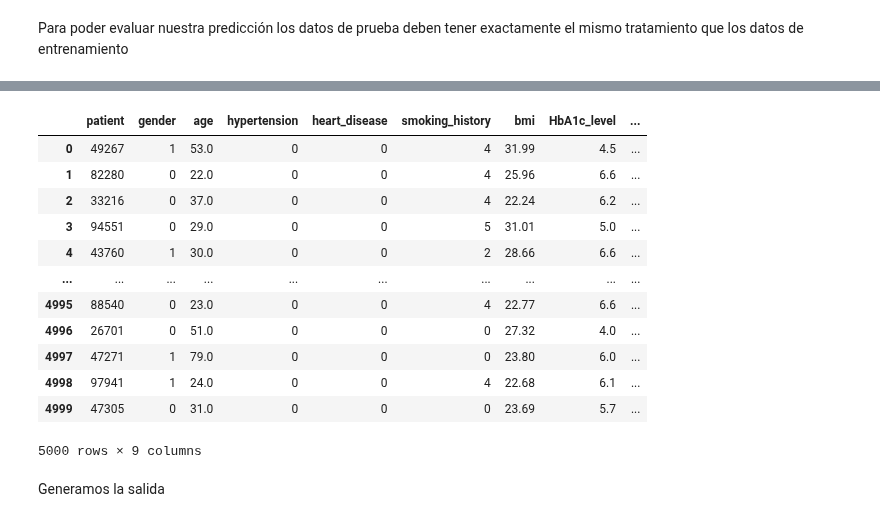
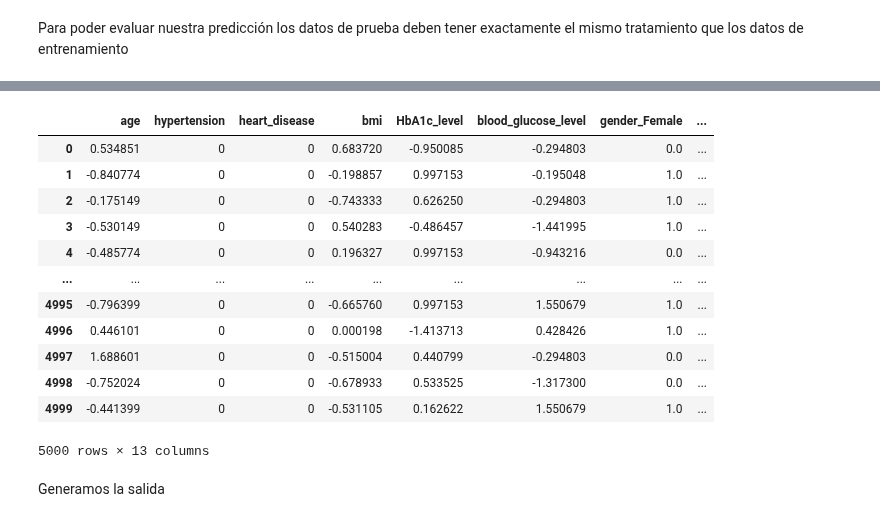
Before and after one commit to josezerda/DiploDatos2024, a Jupyter notebook: 04_AprendizajeSupervisado/Práctico/Grupo_01_Enzo_votacion.ipynb, the cells around one changed output, grey strips where cells are left out. Saved outputs shown, nothing was run; the diff lists cells and outputs as text; code cells hidden in the pictures.

```diff
--- a/04_AprendizajeSupervisado/Práctico/Grupo_01_Enzo_votacion.ipynb
+++ b/04_AprendizajeSupervisado/Práctico/Grupo_01_Enzo_votacion.ipynb
@@ -474,5 +269,8 @@ Accuracy test voting_clf: 98.2243%
 ## Generar la salida para entregar
 # %%
 test_df = pd.read_csv('https://raw.githubusercontent.com/DiploDatos/AprendizajeSupervisado/master/Pr%C3%A1ctico/diabetes_prediction_dataset_test.csv')
+# %%
+PatientId_test = test_df['patient']
+test_df = test_df.drop('patient', axis=1)
 # %% [markdown]
 Para poder evaluar nuestra predicción los datos de prueba deben tener exactamente el mismo tratamiento que los datos de entrenamiento
@@ -483,0 +277,4 @@ X_test = test_df.drop(['diabetes'],axis=1,inplace=True)
+# %%
+test_df = pd.get_dummies(test_df, columns=['gender', 'smoking_history'], dtype=float)
+scaler = StandardScaler()
+test_df[['age', 'bmi', 'HbA1c_level', 'blood_glucose_level']] = scaler.fit_transform(test_df[['age', 'bmi', 'HbA1c_level', 'blood_glucose_level']])
@@ -484,2 +289,18 @@ X_test = test_df.drop(['diabetes'],axis=1,inplace=True)
+# %%
+X_test = test_df.drop(['diabetes', 'gender_Other', 'smoking_history_No Info'] , axis=1)
 # %%
-X_test = test_df
+X_test
+# %% [output]
+|  | age | hypertension | heart_disease | bmi | HbA1c_level | blood_glucose_level | gender_Female | ... |
+| 0 | 0.534851 | 0 | 0 | 0.683720 | -0.950085 | -0.294803 | 0.0 | ... |
+| 1 | -0.840774 | 0 | 0 | -0.198857 | 0.997153 | -0.195048 | 1.0 | ... |
+| 2 | -0.175149 | 0 | 0 | -0.743333 | 0.626250 | -0.294803 | 1.0 | ... |
+| 3 | -0.530149 | 0 | 0 | 0.540283 | -0.486457 | -1.441995 | 1.0 | ... |
+| 4 | -0.485774 | 0 | 0 | 0.196327 | 0.997153 | -0.943216 | 0.0 | ... |
+| ... | ... | ... | ... | ... | ... | ... | ... | ... |
+| 4995 | -0.796399 | 0 | 0 | -0.665760 | 0.997153 | 1.550679 | 1.0 | ... |
+| 4996 | 0.446101 | 0 | 0 | 0.000198 | -1.413713 | 0.428426 | 1.0 | ... |
+| 4997 | 1.688601 | 0 | 0 | -0.515004 | 0.440799 | -0.294803 | 0.0 | ... |
+| 4998 | -0.752024 | 0 | 0 | -0.678933 | 0.533525 | -1.317300 | 0.0 | ... |
+| 4999 | -0.441399 | 0 | 0 | -0.531105 | 0.162622 | 1.550679 | 1.0 | ... |
+5000 rows × 13 columns
@@ -497,20 +307,3 @@ X_test = pd.DataFrame(X_test, columns=cols)
-# %%
-
-X_test
-# %% [output]
-|  | patient | gender | age | hypertension | heart_disease | smoking_history | bmi | HbA1c_level | ... |
-| 0 | 49267 | 1 | 53.0 | 0 | 0 | 4 | 31.99 | 4.5 | ... |
-| 1 | 82280 | 0 | 22.0 | 0 | 0 | 4 | 25.96 | 6.6 | ... |
-| 2 | 33216 | 0 | 37.0 | 0 | 0 | 4 | 22.24 | 6.2 | ... |
-| 3 | 94551 | 0 | 29.0 | 0 | 0 | 5 | 31.01 | 5.0 | ... |
-| 4 | 43760 | 1 | 30.0 | 0 | 0 | 2 | 28.66 | 6.6 | ... |
-| ... | ... | ... | ... | ... | ... | ... | ... | ... | ... |
-| 4995 | 88540 | 0 | 23.0 | 0 | 0 | 4 | 22.77 | 6.6 | ... |
-| 4996 | 26701 | 0 | 51.0 | 0 | 0 | 0 | 27.32 | 4.0 | ... |
-| 4997 | 47271 | 1 | 79.0 | 0 | 0 | 0 | 23.80 | 6.0 | ... |
-| 4998 | 97941 | 1 | 24.0 | 0 | 0 | 4 | 22.68 | 6.1 | ... |
-| 4999 | 47305 | 0 | 31.0 | 0 | 0 | 0 | 23.69 | 5.7 | ... |
-5000 rows × 9 columns
 # %% [markdown]
 Generamos la salida
 # %%
```
Also changed, not shown: parts of 61 cells of this notebook, 1 other file.
